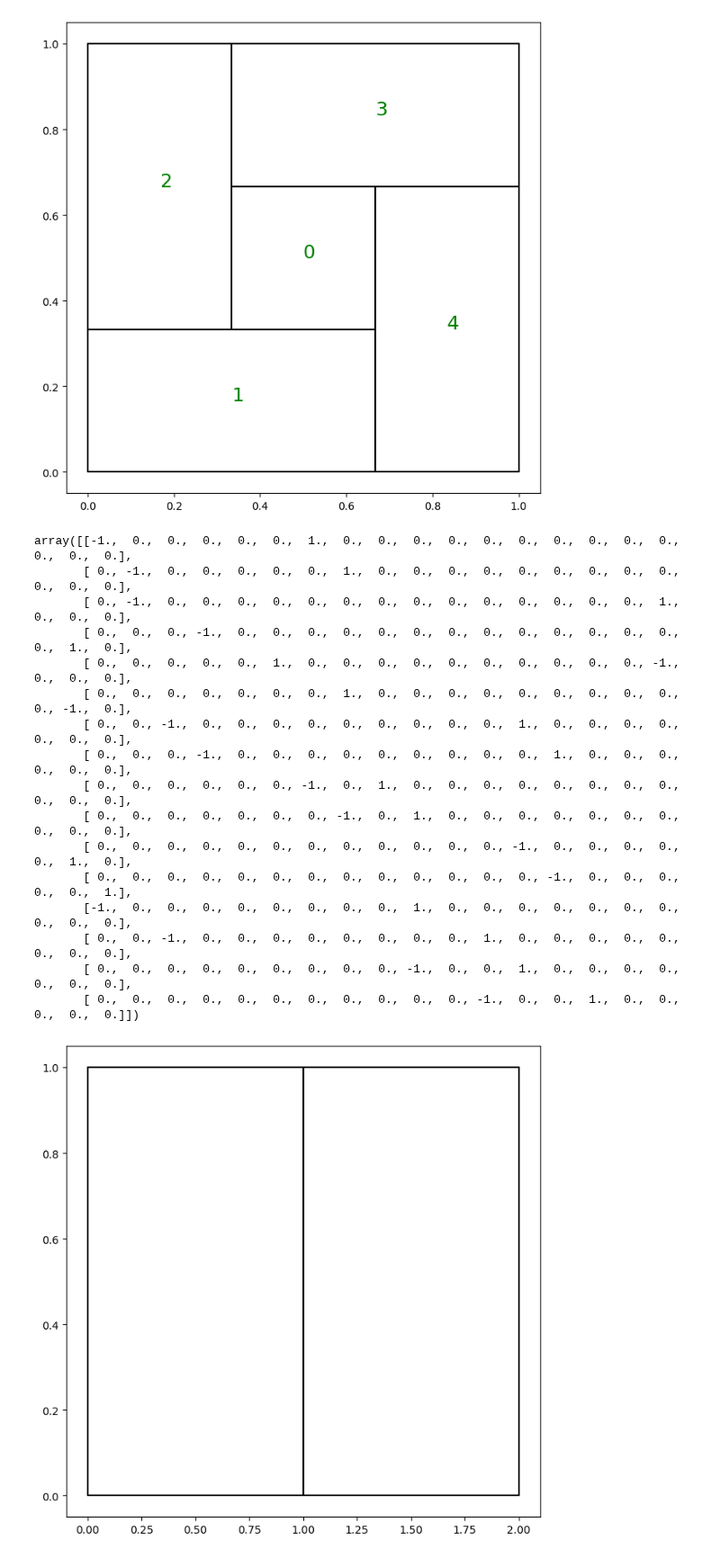
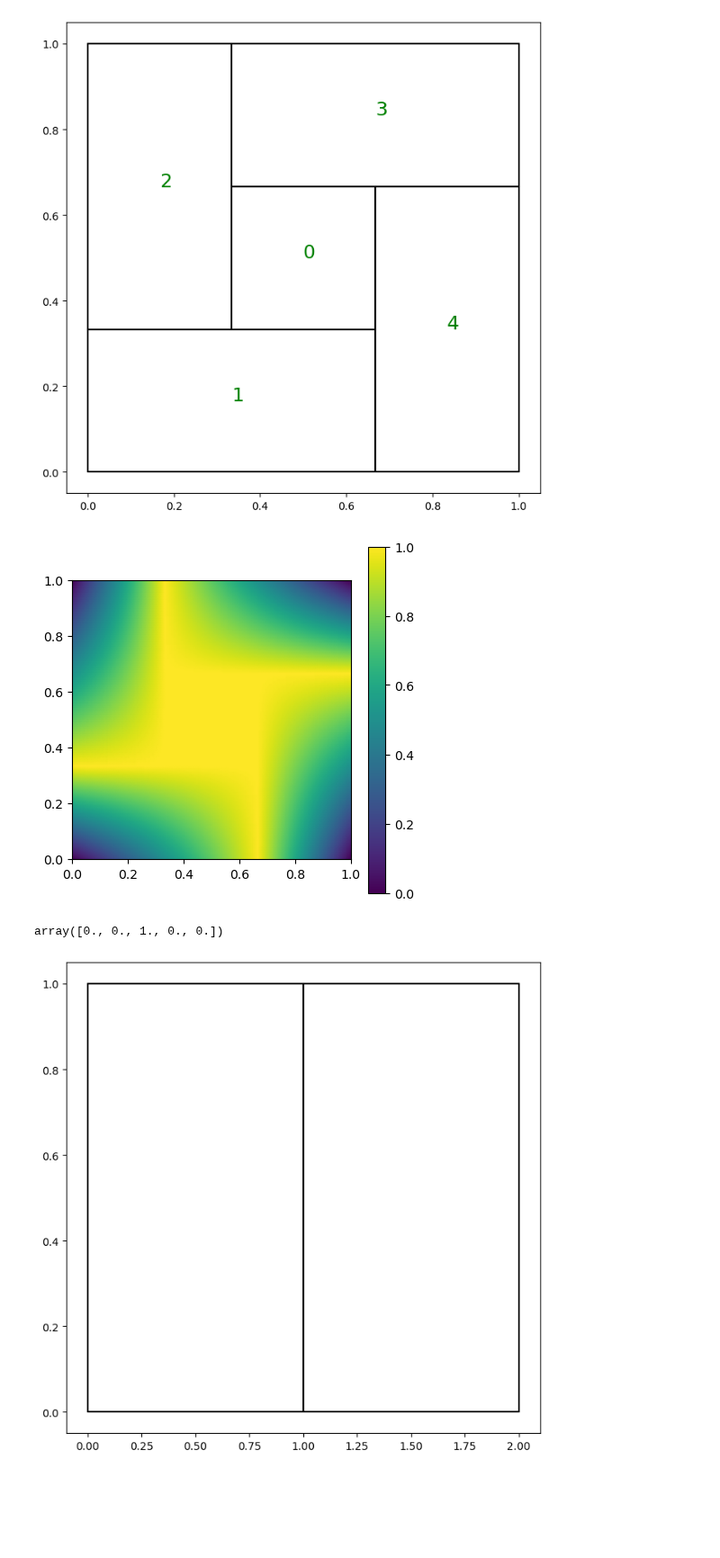
Before and after one commit to c-f-h/pyiga, a Jupyter notebook: notebooks/Non-conform.ipynb, the cells around one changed output. Shown at 90% size. Cells and saved outputs as stored; diff of their text form; code cells hidden in the pictures; blank space fills up the shorter version.

```diff
--- a/notebooks/Non-conform.ipynb
+++ b/notebooks/Non-conform.ipynb
@@ -38,7 +38,8 @@ geos=[
     geo4,
     geo5
 ]
-patches = [(k, g) for k, g in zip(kvs,geos)]
+patches = [(tuple(bspline.mapto(k[d],lambda x: g.support[d][1]*x + g.support[d][0]*(1-x)) for d in range(2)), g) for k, g in zip(kvs,geos)]
+#patches = [(k, g) for k, g in zip(kvs,geos)]
 
 interfaces=[
     ((0,0,0),(1,1,1),False),
@@ -54,30 +55,19 @@ interfaces=[
 # for g in geos:
 #     vis.plot_geo(g,grid=2)
 M = topology.PatchMesh(patches, interfaces)
-M.draw(patch_idx=True, knots=False)
+M.draw(patch_idx=True, knots=True)
 # %% [output]
 [figure]
 # %%
 MP = assemble.Multipatch(M, automatch = True)
 # %%
-MP.Constr.A
+MP.plot(np.array([0,1,0,1,1,0,1,0]))
 # %% [output]
-array([[-1.,  0.,  0.,  0.,  0.,  0.,  1.,  0.,  0.,  0.,  0.,  0.,  0.,  0.,  0.,  0.,  0.,  0.,  0.,  0.],
-       [ 0., -1.,  0.,  0.,  0.,  0.,  0.,  1.,  0.,  0.,  0.,  0.,  0.,  0.,  0.,  0.,  0.,  0.,  0.,  0.],
-       [ 0., -1.,  0.,  0.,  0.,  0.,  0.,  0.,  0.,  0.,  0.,  0.,  0.,  0.,  0.,  0.,  1.,  0.,  0.,  0.],
-       [ 0.,  0.,  0., -1.,  0.,  0.,  0.,  0.,  0.,  0.,  0.,  0.,  0.,  0.,  0.,  0.,  0.,  0.,  1.,  0.],
-       [ 0.,  0.,  0.,  0.,  0.,  1.,  0.,  0.,  0.,  0.,  0.,  0.,  0.,  0.,  0.,  0., -1.,  0.,  0.,  0.],
-       [ 0.,  0.,  0.,  0.,  0.,  0.,  0.,  1.,  0.,  0.,  0.,  0.,  0.,  0.,  0.,  0.,  0.,  0., -1.,  0.],
-       [ 0.,  0., -1.,  0.,  0.,  0.,  0.,  0.,  0.,  0.,  0.,  0.,  1.,  0.,  0.,  0.,  0.,  0.,  0.,  0.],
-       [ 0.,  0.,  0., -1.,  0.,  0.,  0.,  0.,  0.,  0.,  0.,  0.,  0.,  1.,  0.,  0.,  0.,  0.,  0.,  0.],
-       [ 0.,  0.,  0.,  0.,  0.,  0., -1.,  0.,  1.,  0.,  0.,  0.,  0.,  0.,  0.,  0.,  0.,  0.,  0.,  0.],
-       [ 0.,  0.,  0.,  0.,  0.,  0.,  0., -1.,  0.,  1.,  0.,  0.,  0.,  0.,  0.,  0.,  0.,  0.,  0.,  0.],
-       [ 0.,  0.,  0.,  0.,  0.,  0.,  0.,  0.,  0.,  0.,  0.,  0., -1.,  0.,  0.,  0.,  0.,  0.,  1.,  0.],
-       [ 0.,  0.,  0.,  0.,  0.,  0.,  0.,  0.,  0.,  0.,  0.,  0.,  0., -1.,  0.,  0.,  0.,  0.,  0.,  1.],
-       [-1.,  0.,  0.,  0.,  0.,  0.,  0.,  0.,  0.,  1.,  0.,  0.,  0.,  0.,  0.,  0.,  0.,  0.,  0.,  0.],
-       [ 0.,  0., -1.,  0.,  0.,  0.,  0.,  0.,  0.,  0.,  0.,  1.,  0.,  0.,  0.,  0.,  0.,  0.,  0.,  0.],
-       [ 0.,  0.,  0.,  0.,  0.,  0.,  0.,  0.,  0., -1.,  0.,  0.,  1.,  0.,  0.,  0.,  0.,  0.,  0.,  0.],
-       [ 0.,  0.,  0.,  0.,  0.,  0.,  0.,  0.,  0.,  0.,  0., -1.,  0.,  0.,  1.,  0.,  0.,  0.,  0.,  0.]])
+[figure, added]
+# %%
+np.eye(1,5,2).ravel()
+# %% [output]
+array([0., 0., 1., 0., 0.])
 # %%
 deg, N = 1,1
 kvs = 2*[2 * (bspline.make_knots(deg, 0.0, 1.0, N),),]
```
Also changed, not shown: 2 other files.
